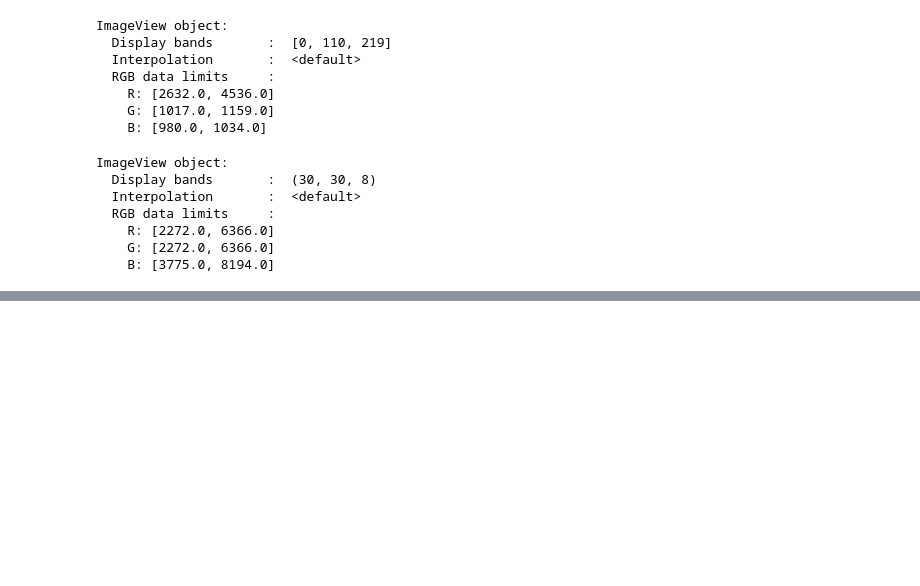
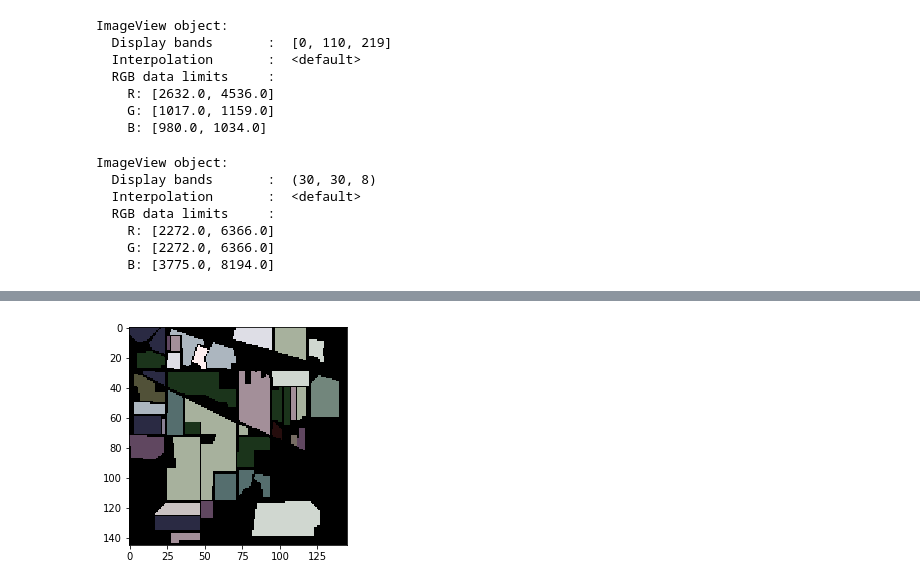
Before and after one commit to abhilash-neog/Hyperspectral-Image-Learning, a Jupyter notebook: Hyperspectral Image Processing/hyperspectralImageProcessing.ipynb, the cells around one changed output, grey strips where cells are left out. Saved outputs shown, nothing was run; the diff lists cells and outputs as text; code cells hidden in the pictures; blank space fills up the shorter version.

```diff
--- a/Hyperspectral Image Processing/hyperspectralImageProcessing.ipynb
+++ b/Hyperspectral Image Processing/hyperspectralImageProcessing.ipynb
@@ -146,0 +179,8 @@ ImageView object:
+# %%
+#displaying image bands alongwith color classes_overlayed on 1 band image
+
+viewM = imshow(qt,(0,0,0),classes = band)
+viewM.set_display_mode('overlay')
+viewM.class_alpha = 0.1
+# %% [output]
+[figure, added]
```
Also changed, not shown: parts of 10 cells of this notebook, 2 other files.
